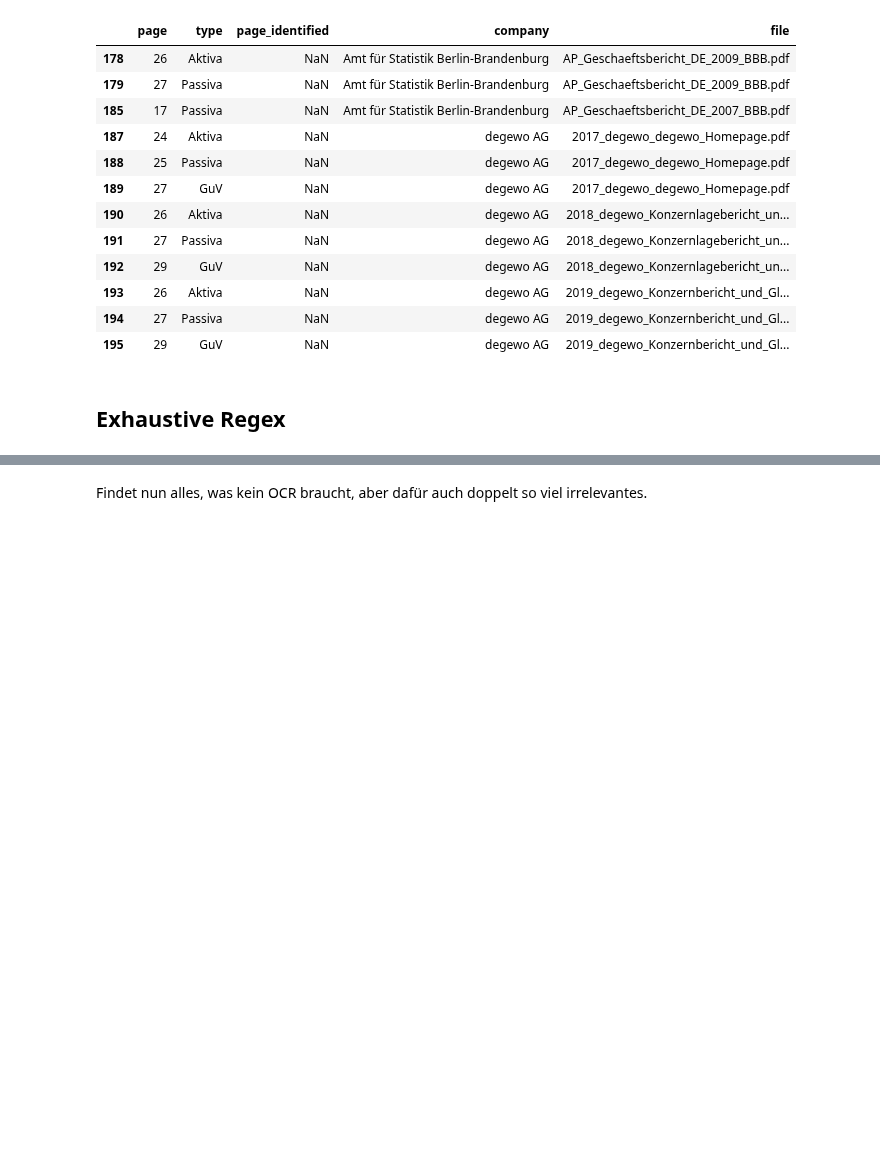
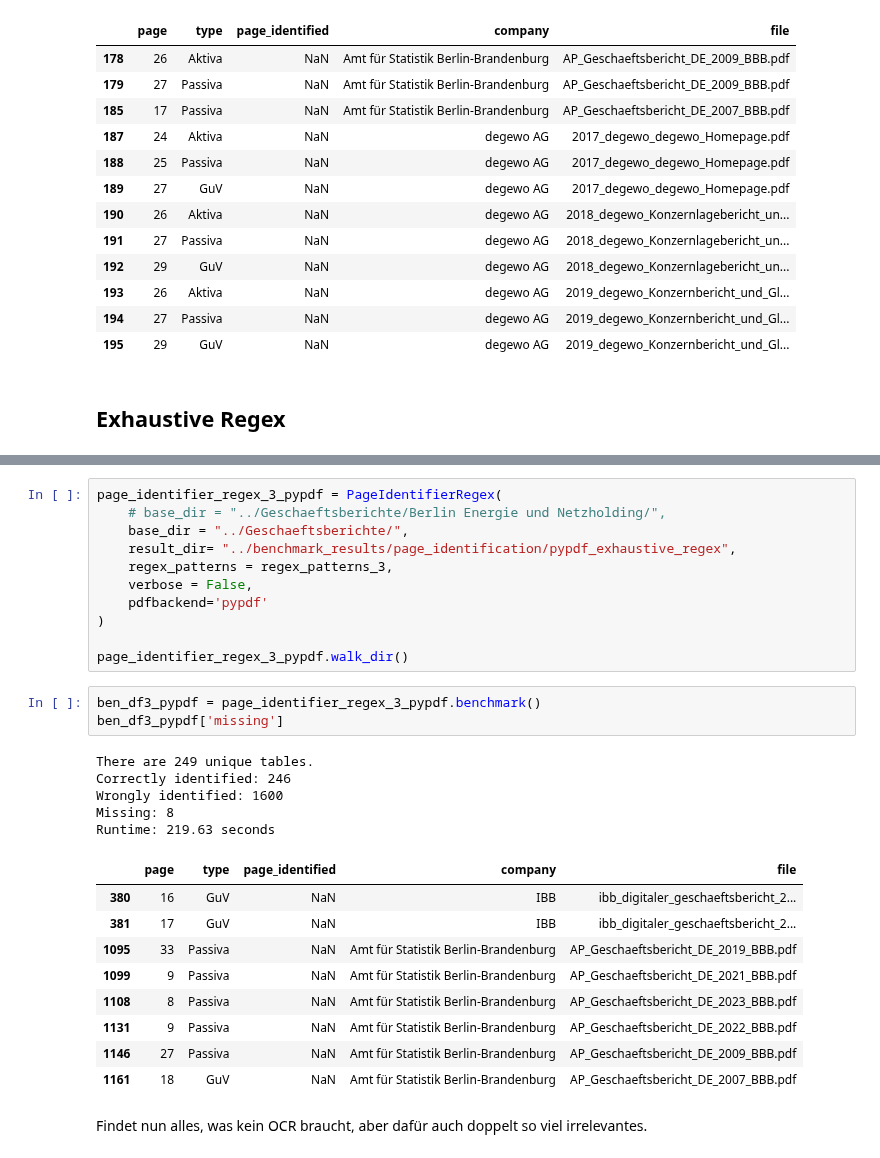
Before and after one commit to Famondir/Thesis, a Jupyter notebook: Python/page_detection_benchmark.ipynb, the cells around one changed output, grey strips where cells are left out. Saved outputs shown, nothing was run; the diff lists cells and outputs as text; blank space fills up the shorter version.

```diff
--- a/Python/page_detection_benchmark.ipynb
+++ b/Python/page_detection_benchmark.ipynb
@@ -644,3 +614,32 @@ Missing: 9
+# %%
+page_identifier_regex_3_pypdf = PageIdentifierRegex(
+    # base_dir = "../Geschaeftsberichte/Berlin Energie und Netzholding/",
+    base_dir = "../Geschaeftsberichte/",
+    result_dir= "../benchmark_results/page_identification/pypdf_exhaustive_regex",
+    regex_patterns = regex_patterns_3,
+    verbose = False,
+    pdfbackend='pypdf'
+)
+
+page_identifier_regex_3_pypdf.walk_dir()
+# %%
+ben_df3_pypdf = page_identifier_regex_3_pypdf.benchmark()
+ben_df3_pypdf['missing']
+# %% [output]
+There are 249 unique tables.
+Correctly identified: 246
+Wrongly identified: 1600
+Missing: 8
+Runtime: 219.63 seconds
+|  | page | type | page_identified | company | file |
+| 380 | 16 | GuV | NaN | IBB | ibb_digitaler_geschaeftsbericht_2... |
+| 381 | 17 | GuV | NaN | IBB | ibb_digitaler_geschaeftsbericht_2... |
+| 1095 | 33 | Passiva | NaN | Amt für Statistik Berlin-Brandenburg | AP_Geschaeftsbericht_DE_2019_BBB.pdf |
+| 1099 | 9 | Passiva | NaN | Amt für Statistik Berlin-Brandenburg | AP_Geschaeftsbericht_DE_2021_BBB.pdf |
+| 1108 | 8 | Passiva | NaN | Amt für Statistik Berlin-Brandenburg | AP_Geschaeftsbericht_DE_2023_BBB.pdf |
+| 1131 | 9 | Passiva | NaN | Amt für Statistik Berlin-Brandenburg | AP_Geschaeftsbericht_DE_2022_BBB.pdf |
+| 1146 | 27 | Passiva | NaN | Amt für Statistik Berlin-Brandenburg | AP_Geschaeftsbericht_DE_2009_BBB.pdf |
+| 1161 | 18 | GuV | NaN | Amt für Statistik Berlin-Brandenburg | AP_Geschaeftsbericht_DE_2007_BBB.pdf |
 # %% [markdown]
 Findet nun alles, was kein OCR braucht, aber dafür auch doppelt so viel irrelevantes.
 # %%
```
Also changed, not shown: parts of 30 cells of this notebook, 3 other files.
